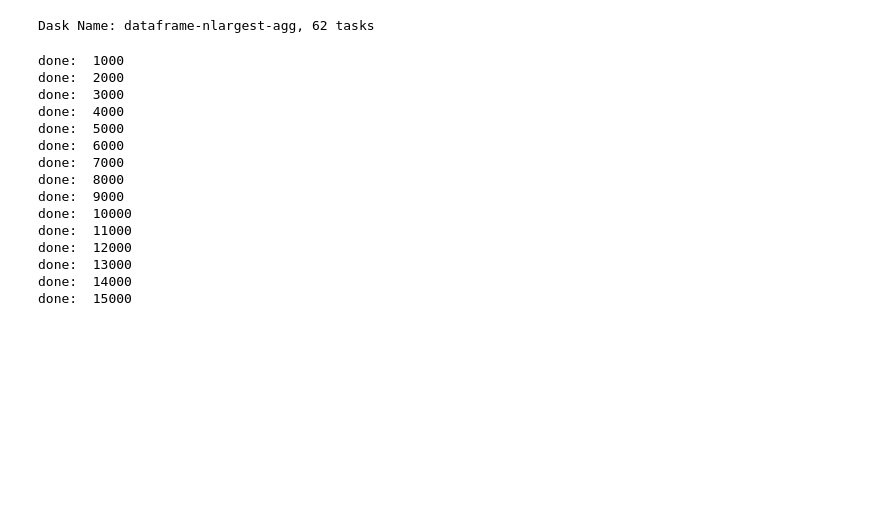
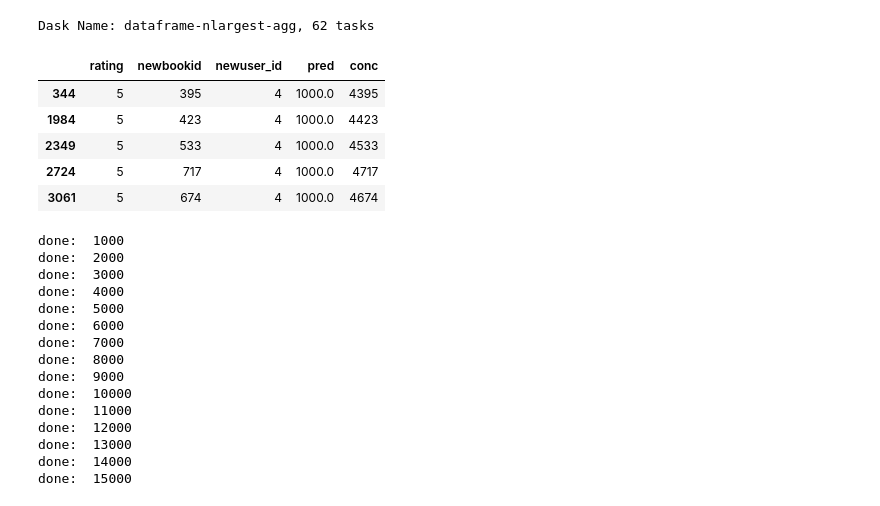
Before and after one commit to Padmapriya-09/Book_Recommender, a Jupyter notebook: models/item affinity/TF-iDF.ipynb, the cells around one changed output. Cells and saved outputs as stored; diff of their text form; code cells hidden in the pictures; blank space fills up the shorter version.

```diff
--- a/models/item affinity/TF-iDF.ipynb
+++ b/models/item affinity/TF-iDF.ipynb
@@ -504,4 +524,14 @@ Dask DataFrame Structure:
 |  | int64 | int64 | int64 | float64 | object |
 |  | ... | ... | ... | ... | ... |
 Dask Name: dataframe-nlargest-agg, 62 tasks
+# %%
+frt = finalranktrain.compute()
+frt
+# %% [output]
+|  | rating | newbookid | newuser_id | pred | conc |
+| 344 | 5 | 395 | 4 | 1000.0 | 4395 |
+| 1984 | 5 | 423 | 4 | 1000.0 | 4423 |
+| 2349 | 5 | 533 | 4 | 1000.0 | 4533 |
+| 2724 | 5 | 717 | 4 | 1000.0 | 4717 |
+| 3061 | 5 | 674 | 4 | 1000.0 | 4674 |
 # %%
```
Also changed, not shown: parts of 14 cells of this notebook.
